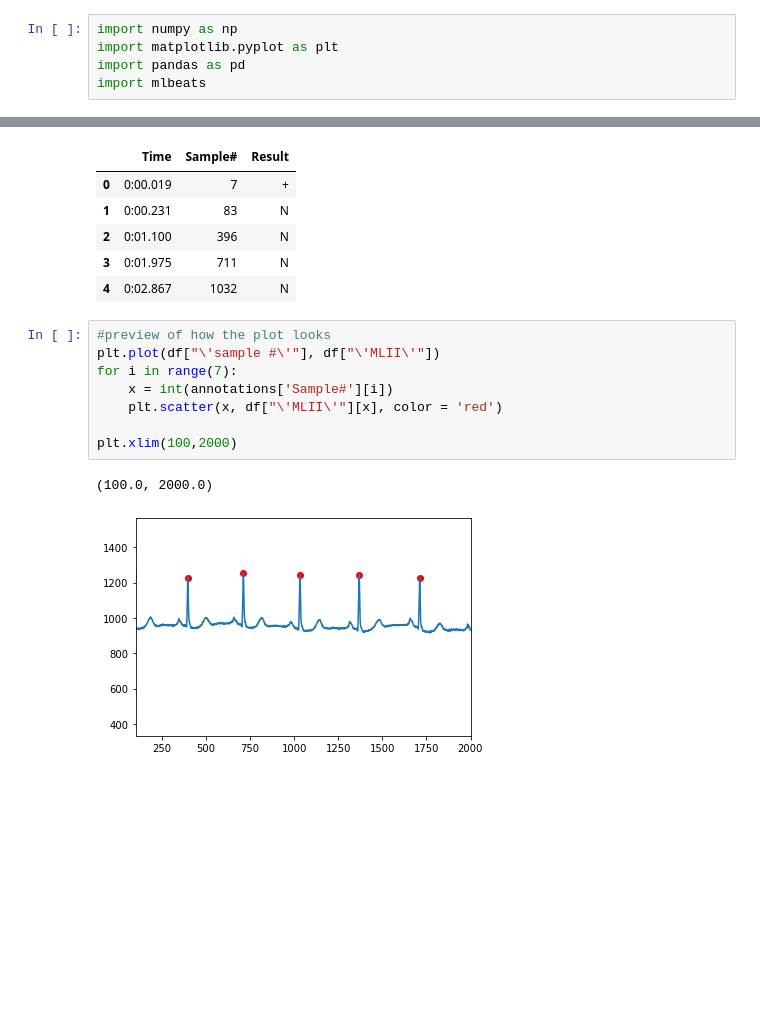
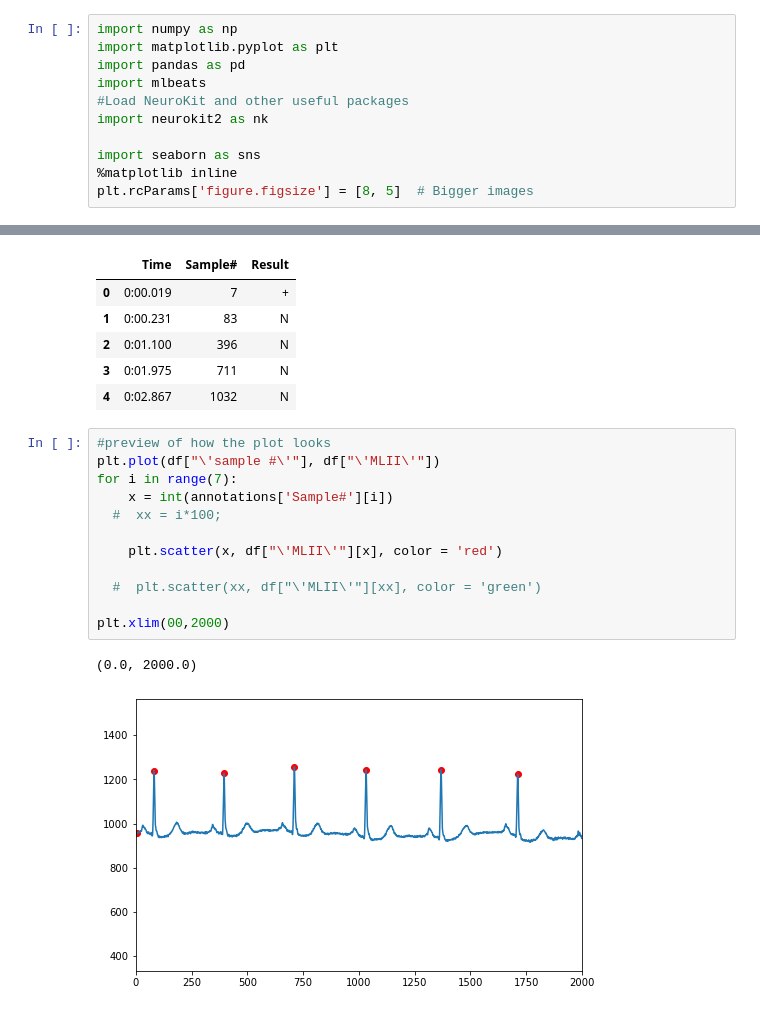
Before and after one commit to aartisinghh/Sensights, a Jupyter notebook: ILYKALEB.ipynb, the cells around one changed output, grey strips where cells are left out. Drawn from its saved outputs; the diff is of its cells as text; blank space fills up the shorter version.

```diff
--- a/ILYKALEB.ipynb
+++ b/ILYKALEB.ipynb
@@ -5,6 +5,12 @@ import numpy as np
 import matplotlib.pyplot as plt
 import pandas as pd
 import mlbeats
+#Load NeuroKit and other useful packages
+import neurokit2 as nk
+
+import seaborn as sns
+%matplotlib inline
+plt.rcParams['figure.figsize'] = [8, 5]  # Bigger images
 # %% [markdown]
 ## Info about the database
 #### Name: Mit Bih Arrythmia database
@@ -30,14 +36,18 @@ annotations.head()
 # %%
 #preview of how the plot looks
 plt.plot(df["\'sample #\'"], df["\'MLII\'"])
 for i in range(7):
     x = int(annotations['Sample#'][i])
+  #  xx = i*100;
+
     plt.scatter(x, df["\'MLII\'"][x], color = 'red')
 
-plt.xlim(100,2000)
+  #  plt.scatter(xx, df["\'MLII\'"][xx], color = 'green')
+
+plt.xlim(00,2000)
 # %% [output]
-(100.0, 2000.0)
+(0.0, 2000.0)
-[figure, old version]
+[figure, new version]
 # %%
 #Lets try to partition the heartbeats into individual segments
 def bar(x):
```
Also changed, not shown: parts of 6 cells of this notebook, 11 other files.
